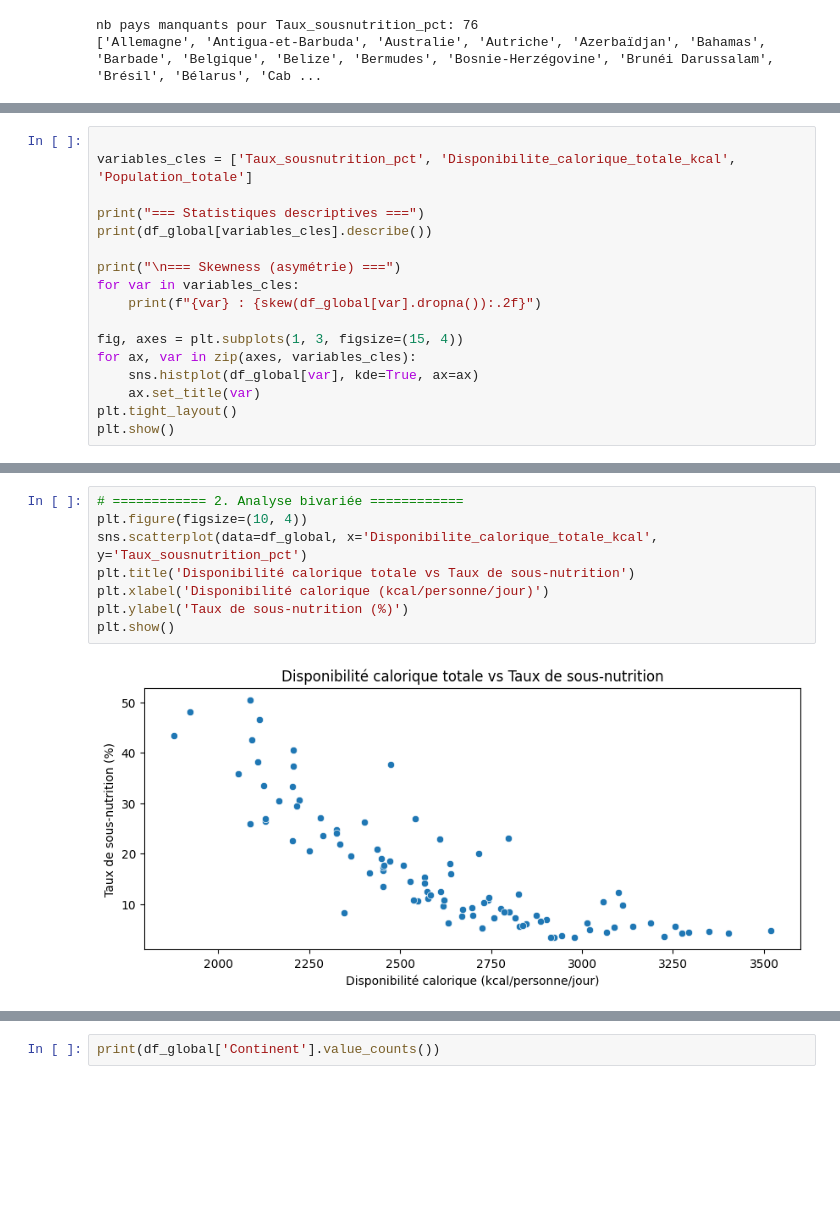
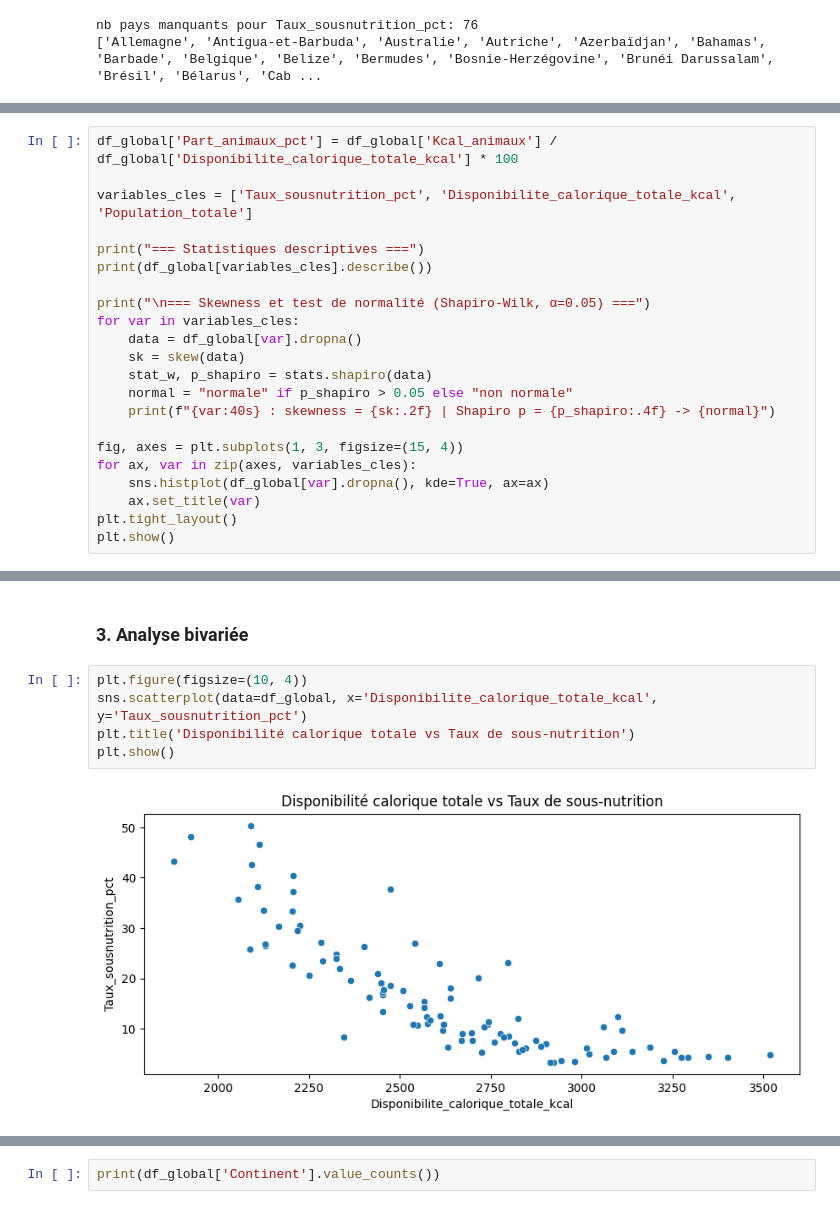
Before and after one commit to XiaoqingGdc/FAO_food_analysis, a Jupyter notebook: FAO_datalab_exploration.ipynb, the cells around one changed output, grey strips where cells are left out. Drawn from its saved outputs; the diff is of its cells as text; blank space fills up the shorter version.

```diff
--- a/FAO_datalab_exploration.ipynb
+++ b/FAO_datalab_exploration.ipynb
@@ -100,17 +57,22 @@ print(f"Échantillon utilisé : {len(df_valide)} pays (avec Taux_sousnutrition_p
 # %%
+df_global['Part_animaux_pct'] = df_global['Kcal_animaux'] / df_global['Disponibilite_calorique_totale_kcal'] * 100
 
 variables_cles = ['Taux_sousnutrition_pct', 'Disponibilite_calorique_totale_kcal', 'Population_totale']
 
 print("=== Statistiques descriptives ===")
 print(df_global[variables_cles].describe())
 
-print("\n=== Skewness (asymétrie) ===")
+print("\n=== Skewness et test de normalité (Shapiro-Wilk, α=0.05) ===")
 for var in variables_cles:
-    print(f"{var} : {skew(df_global[var].dropna()):.2f}")
+    data = df_global[var].dropna()
+    sk = skew(data)
+    stat_w, p_shapiro = stats.shapiro(data)
+    normal = "normale" if p_shapiro > 0.05 else "non normale"
+    print(f"{var:40s} : skewness = {sk:.2f} | Shapiro p = {p_shapiro:.4f} -> {normal}")
 
 fig, axes = plt.subplots(1, 3, figsize=(15, 4))
 for ax, var in zip(axes, variables_cles):
-    sns.histplot(df_global[var], kde=True, ax=ax)
+    sns.histplot(df_global[var].dropna(), kde=True, ax=ax)
     ax.set_title(var)
 plt.tight_layout()
 plt.show()
@@ -136,10 +126,9 @@ Population_totale : 7.96
+# %% [markdown]
+### 3. Analyse bivariée
 # %%
-# ============ 2. Analyse bivariée ============
 plt.figure(figsize=(10, 4))
 sns.scatterplot(data=df_global, x='Disponibilite_calorique_totale_kcal', y='Taux_sousnutrition_pct')
 plt.title('Disponibilité calorique totale vs Taux de sous-nutrition')
-plt.xlabel('Disponibilité calorique (kcal/personne/jour)')
-plt.ylabel('Taux de sous-nutrition (%)')
 plt.show()
 # %% [output]
-[figure, old version]
+[figure, new version]
```
Also changed, not shown: parts of 31 cells of this notebook.
